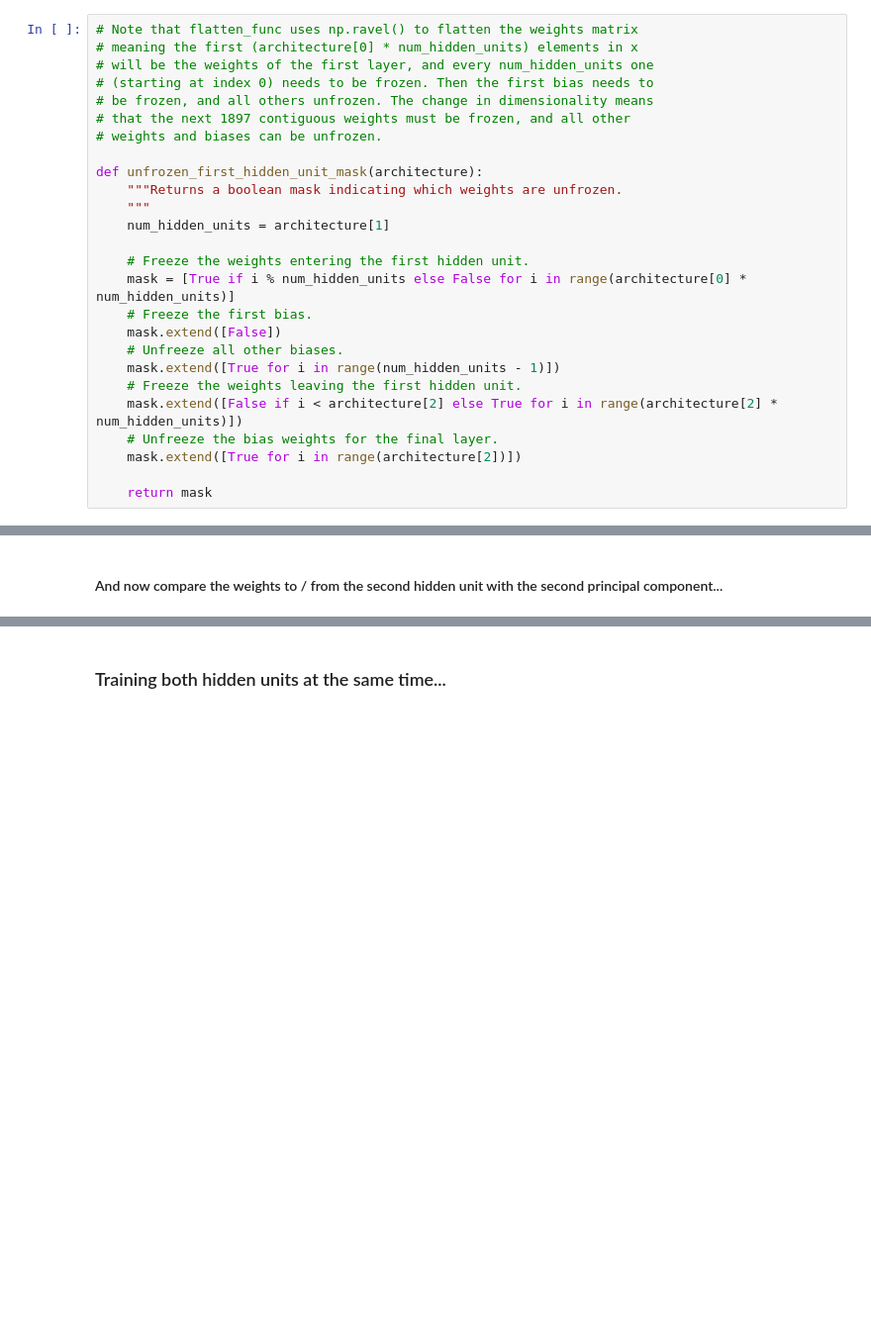
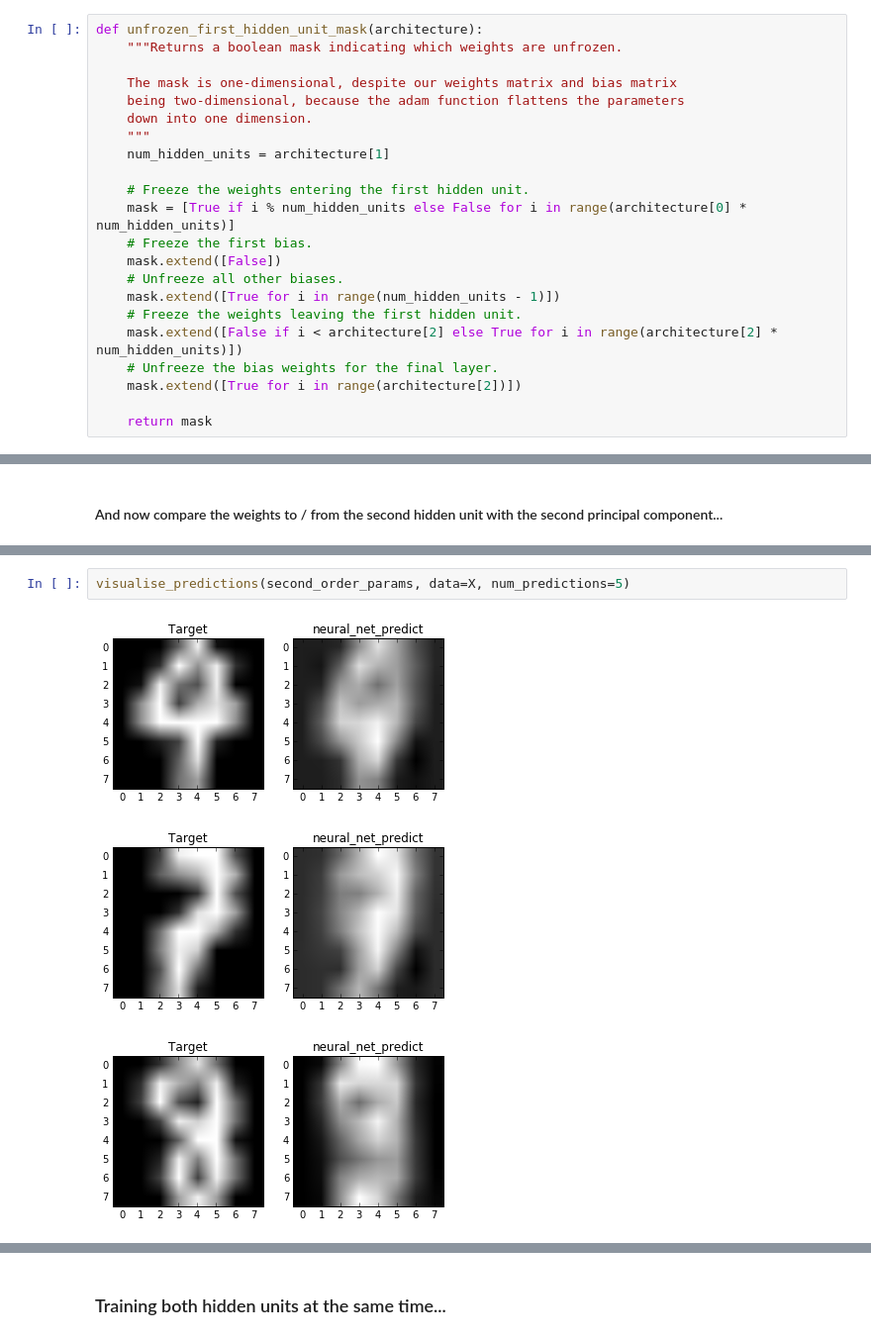
Before and after one commit to harryross263/comp421, a Jupyter notebook: Assignments/harry_second_assignment.ipynb, the cells around one changed output, grey strips where cells are left out. Shown: that part at 99% size. Saved outputs shown, nothing was run; the diff lists cells and outputs as text; blank space fills up the shorter version.

```diff
--- a/Assignments/harry_second_assignment.ipynb
+++ b/Assignments/harry_second_assignment.ipynb
@@ -238,16 +222,12 @@ To do this, I pass a boolean mask to the adam optimizer, indicating which parame
 
 In this specific example, I've pretty much hardcoded the boolean mask (see function unfrozen_first_hidden_unit_mask()).
 # %%
-# Note that flatten_func uses np.ravel() to flatten the weights matrix
-# meaning the first (architecture[0] * num_hidden_units) elements in x
-# will be the weights of the first layer, and every num_hidden_units one
-# (starting at index 0) needs to be frozen. Then the first bias needs to
-# be frozen, and all others unfrozen. The change in dimensionality means
-# that the next 1897 contiguous weights must be frozen, and all other
-# weights and biases can be unfrozen.
-
 def unfrozen_first_hidden_unit_mask(architecture):
     """Returns a boolean mask indicating which weights are unfrozen.
+
+    The mask is one-dimensional, despite our weights matrix and bias matrix
+    being two-dimensional, because the adam function flattens the parameters
+    down into one dimension.
     """
     num_hidden_units = architecture[1]
 
@@ -310,0 +287,6 @@ display_weights(second_order_params, hidden_unit=1, goal_weights=pca.components_
+# %%
+visualise_predictions(second_order_params, data=X, num_predictions=5)
+# %% [output]
+[figure, added]
+[figure, added]
+[figure, added]
```
Also changed, not shown: parts of 31 cells of this notebook, 2 other files.
